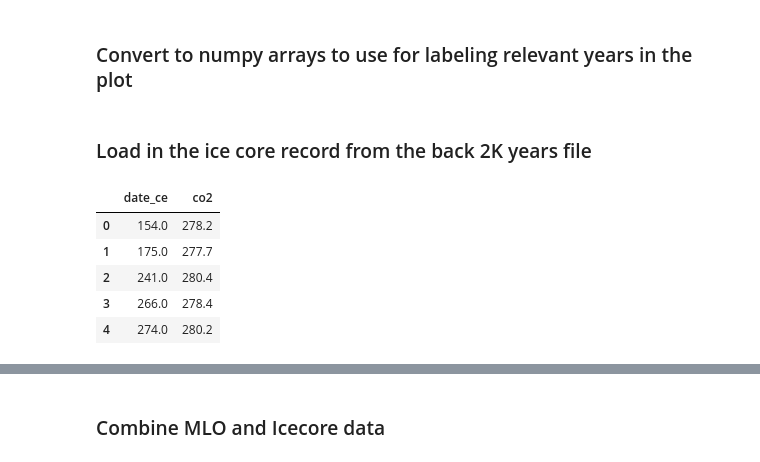
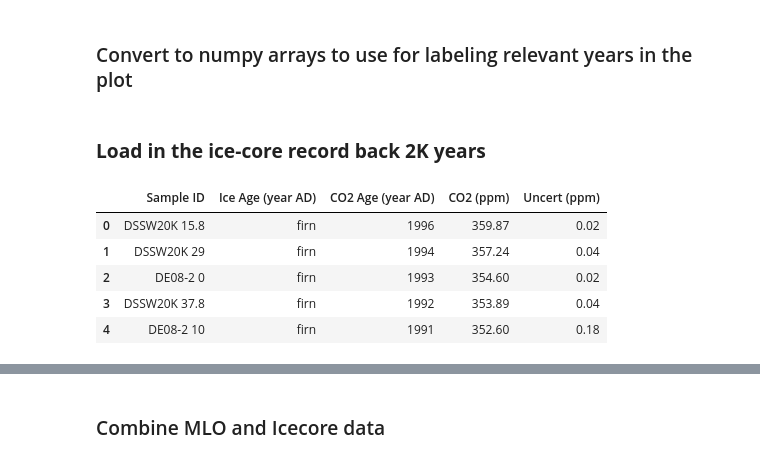
Before and after one commit to sio-co2o2/keelingcurve_notebooks, a Jupyter notebook: notebooks/create_graphic_icecore_start_1700_ce_keelingcurve.ipynb, the cells around one changed output, grey strips where cells are left out. Drawn from its saved outputs; the diff is of its cells as text; code cells hidden in the pictures.

Commit message:
Update mlo/icecore notebooks to use CSIRO data for icecore back 2K

```diff
--- a/notebooks/create_graphic_icecore_start_1700_ce_keelingcurve.ipynb
+++ b/notebooks/create_graphic_icecore_start_1700_ce_keelingcurve.ipynb
@@ -76,10 +76,9 @@ except:
 # Get MLO data from the keelingcurve_notebooks github repository
 mlo_data_file = 'https://raw.githubusercontent.com/sio-co2o2/keelingcurve_notebooks/main/preliminary_data/mlo/mlo_full_record_now_span.csv'
 
-# Get the icecore dataset going back 2K years to 154 CE
+# Get the icecore dataset going back 2K years
 # This is a subset of the full dataset found at https://doi.org/10.25919/5bfe29ff807fb
-# The data subset is CO2 data from ice cores up to and including 1957
-icecore_data_file = 'https://raw.githubusercontent.com/sio-co2o2/keelingcurve_notebooks/main/icecore_data/Law_Dome_GHG_2000years_co2_by_age_wo_firn_to_1957.csv'
+icecore_2K_data_file = 'https://raw.githubusercontent.com/sio-co2o2/keelingcurve_notebooks/main/icecore_data/Law_Dome_GHG_2000years_co2_by_age.csv'
 
 logo_file = 'https://github.com/sio-co2o2/keelingcurve_notebooks/raw/main/images/logos/ucsd_sio_logo.svg'
 
@@ -118,14 +117,14 @@ df_mlo = df_mlo.dropna()
 mlo_date = df_mlo['date_filled'].to_numpy()
 mlo_co2 = df_mlo['co2_filled'].to_numpy()
 # %% [markdown]
-### Load in the ice core record from the back 2K years file
+### **Load in the ice-core record back 2K years**
 # %%
-df_icecore_2K = pd.read_csv(icecore_data_file, sep=',', comment='#', skipinitialspace=True)
+df_icecore_2K = pd.read_csv(icecore_2K_data_file, sep=',', comment='#', skipinitialspace=True)
 df_icecore_2K.head()
 # %% [output]
-|  | date_ce | co2 |
-| 0 | 154.0 | 278.2 |
-| 1 | 175.0 | 277.7 |
-| 2 | 241.0 | 280.4 |
-| 3 | 266.0 | 278.4 |
-| 4 | 274.0 | 280.2 |
+|  | Sample ID | Ice Age (year AD) | CO2 Age (year AD) | CO2 (ppm) | Uncert (ppm) |
+| 0 | DSSW20K 15.8 | firn | 1996 | 359.87 | 0.02 |
+| 1 | DSSW20K 29 | firn | 1994 | 357.24 | 0.04 |
+| 2 | DE08-2 0 | firn | 1993 | 354.60 | 0.02 |
+| 3 | DSSW20K 37.8 | firn | 1992 | 353.89 | 0.04 |
+| 4 | DE08-2 10 | firn | 1991 | 352.60 | 0.18 |
```
Also changed, not shown: parts of 8 cells of this notebook, 3 other files.
